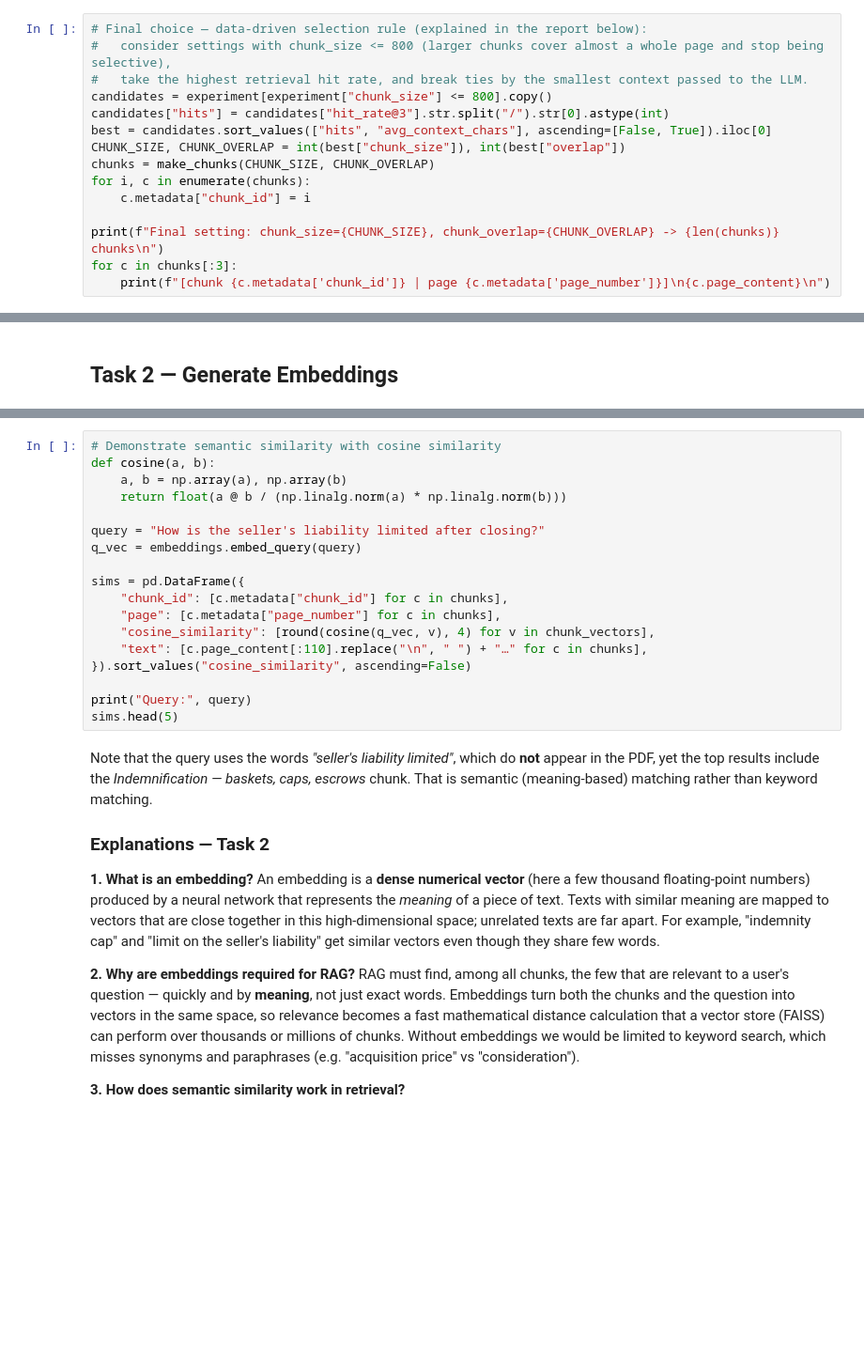
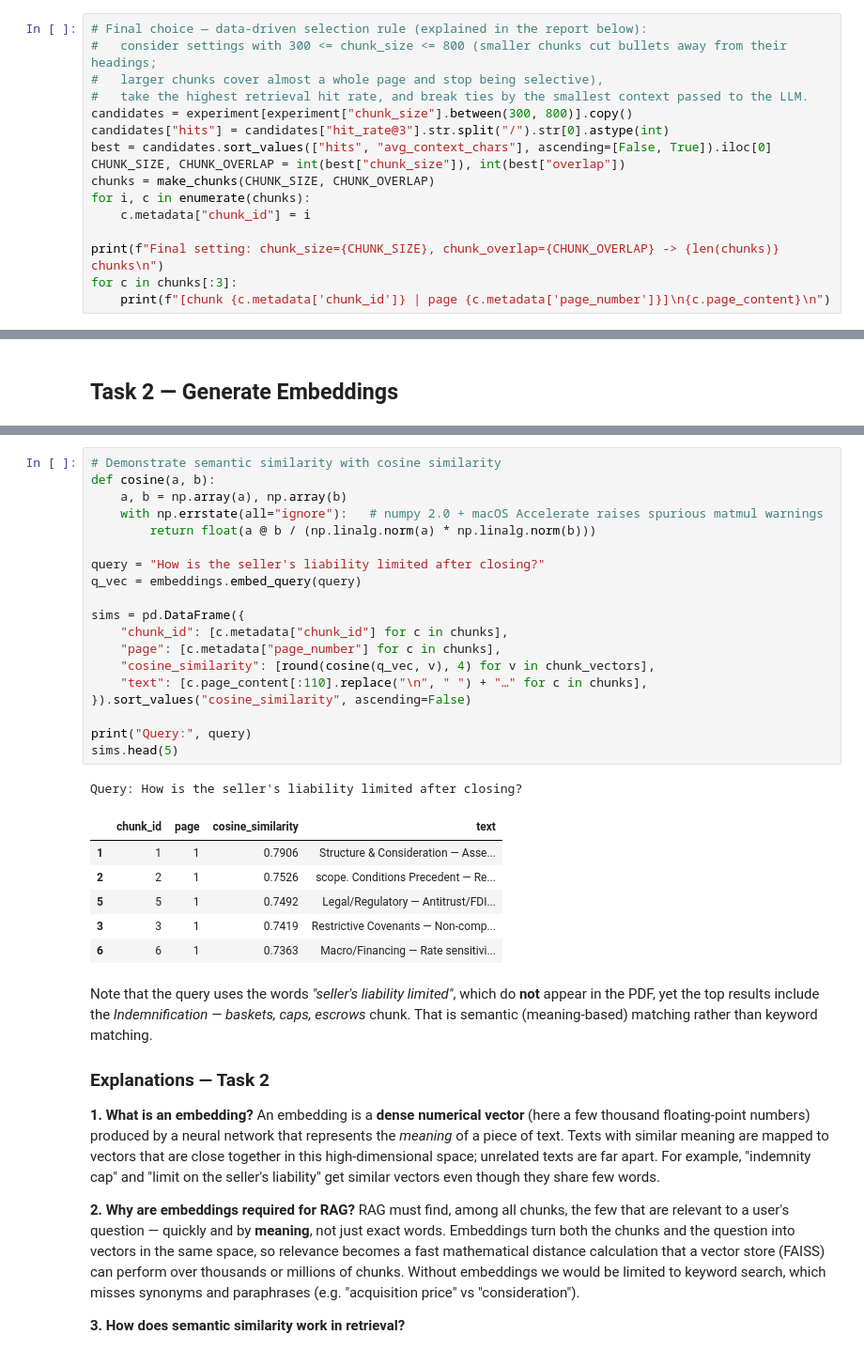
Before and after one commit to prabhavijayakumarcodes/mini-project-c4-c5, a Jupyter notebook: Part_B_MA_RAG_Assistant.ipynb, the cells around one changed output, grey strips where cells are left out. Shown at 94% size. Cells and saved outputs as stored; diff of their text form; blank space fills up the shorter version.

```diff
--- a/Part_B_MA_RAG_Assistant.ipynb
+++ b/Part_B_MA_RAG_Assistant.ipynb
@@ -134,8 +222,9 @@ experiment
 # %%
 # Final choice — data-driven selection rule (explained in the report below):
-#   consider settings with chunk_size <= 800 (larger chunks cover almost a whole page and stop being selective),
+#   consider settings with 300 <= chunk_size <= 800 (smaller chunks cut bullets away from their headings;
+#   larger chunks cover almost a whole page and stop being selective),
 #   take the highest retrieval hit rate, and break ties by the smallest context passed to the LLM.
-candidates = experiment[experiment["chunk_size"] <= 800].copy()
+candidates = experiment[experiment["chunk_size"].between(300, 800)].copy()
 candidates["hits"] = candidates["hit_rate@3"].str.split("/").str[0].astype(int)
 best = candidates.sort_values(["hits", "avg_context_chars"], ascending=[False, True]).iloc[0]
 CHUNK_SIZE, CHUNK_OVERLAP = int(best["chunk_size"]), int(best["overlap"])
@@ -178,21 +288,30 @@ print("First 8 values of chunk 0's vector:", np.round(chunk_vectors[0][:8], 4))
 # %%
 # Demonstrate semantic similarity with cosine similarity
 def cosine(a, b):
     a, b = np.array(a), np.array(b)
-    return float(a @ b / (np.linalg.norm(a) * np.linalg.norm(b)))
+    with np.errstate(all="ignore"):   # numpy 2.0 + macOS Accelerate raises spurious matmul warnings
+        return float(a @ b / (np.linalg.norm(a) * np.linalg.norm(b)))
 
 query = "How is the seller's liability limited after closing?"
 q_vec = embeddings.embed_query(query)
 
 sims = pd.DataFrame({
     "chunk_id": [c.metadata["chunk_id"] for c in chunks],
     "page": [c.metadata["page_number"] for c in chunks],
     "cosine_similarity": [round(cosine(q_vec, v), 4) for v in chunk_vectors],
     "text": [c.page_content[:110].replace("\n", " ") + "…" for c in chunks],
 }).sort_values("cosine_similarity", ascending=False)
 
 print("Query:", query)
 sims.head(5)
+# %% [output]
+Query: How is the seller's liability limited after closing?
+|  | chunk_id | page | cosine_similarity | text |
+| 1 | 1 | 1 | 0.7906 |  Structure & Consideration — Asse... |
+| 2 | 2 | 1 | 0.7526 | scope.  Conditions Precedent — Re... |
+| 5 | 5 | 1 | 0.7492 |  Legal/Regulatory — Antitrust/FDI... |
+| 3 | 3 | 1 | 0.7419 |  Restrictive Covenants — Non-comp... |
+| 6 | 6 | 1 | 0.7363 |  Macro/Financing — Rate sensitivi... |
 # %% [markdown]
 Note that the query uses the words *"seller's liability limited"*, which do **not** appear in the PDF, yet the top results include the *Indemnification — baskets, caps, escrows* chunk. That is semantic (meaning-based) matching rather than keyword matching.
 
```
Also changed, not shown: parts of 15 cells of this notebook, 1 other file.
